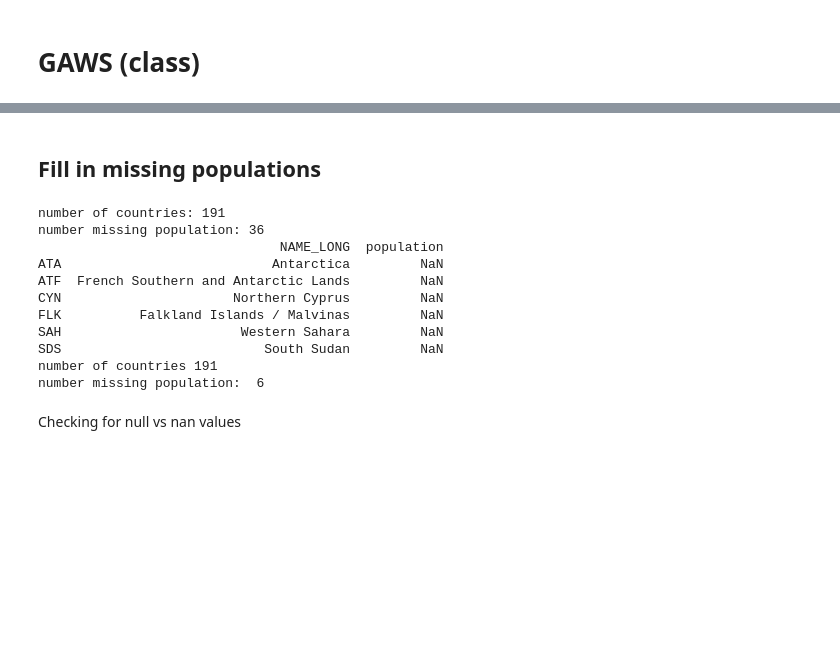
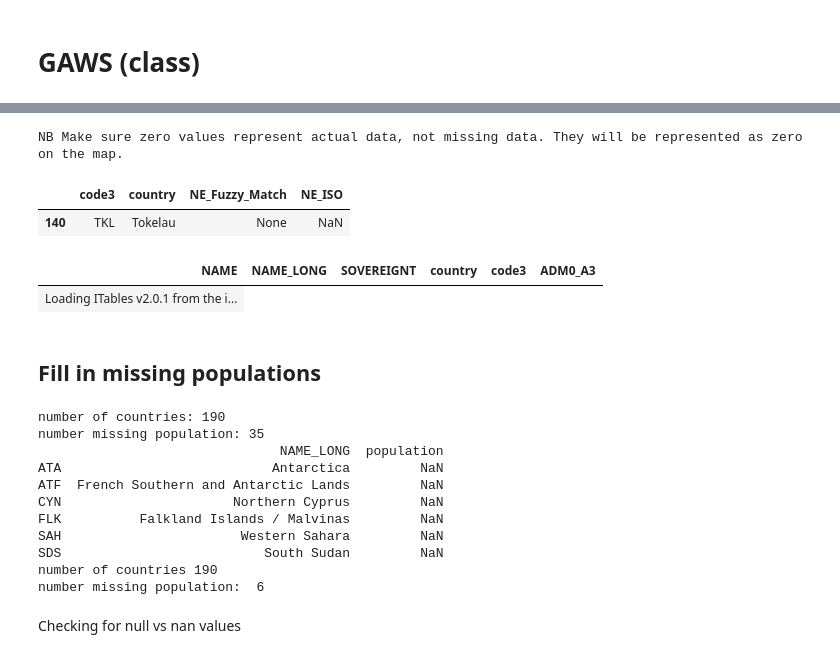
Before and after one commit to lawtj/workforce_map, a Jupyter notebook: format_geojson.ipynb, the cells around one changed output, grey strips where cells are left out. Saved outputs shown, nothing was run; the diff lists cells and outputs as text; code cells hidden in the pictures; blank space fills up the shorter version.

Commit message:
merge greenland with denmark

```diff
--- a/format_geojson.ipynb
+++ b/format_geojson.ipynb
@@ -298,3 +257,49 @@ merge
+# %%
+gawsmerger = DataMerger(data_110, data_50, 'data/dfg.csv',iso_col='code3', country_col='country')
+
+## These locations are missing an ISO code in the GAWS data. Add them manually so they can be matched with Natural Earth.
+filldict = {
+    'Niue':'NIU',
+    'Taiwan, Republic of China':'TWN',
+    'Tokelau':'TKL',
+    'Somaliland':'SOL',
+}
+
+for i in filldict.keys():
+    gawsmerger.data.loc[gawsmerger.data['country']==i,'code3'] = filldict[i]
+
+# These locations have a mismatched ISO code in the GAWS data. Replace them with the correct code.
+replacedict = {
+    'PSE':'PSX',
+}
+
+gawsmerger.replace_country_names(replacedict)
+
+# We are using NAME_LONG to show the data in the map. Natural Earth shows these separately.
+# Extract Denmark and Greenland geometries
+denmark_geom = gawsmerger.NE_110.loc[gawsmerger.NE_110['NAME_LONG'] == 'Denmark', 'geometry'].values[0]
+greenland_geom = gawsmerger.NE_110.loc[gawsmerger.NE_110['NAME_LONG'] == 'Greenland', 'geometry'].values[0]
+
+# Perform the union of Denmark and Greenland geometries
+new_denmark_geom = denmark_geom.union(greenland_geom)
+
+# Update Denmark geometry in the GeoDataFrame
+gawsmerger.NE_110.loc[gawsmerger.NE_110['NAME_LONG'] == 'Denmark', 'geometry'] = new_denmark_geom
+
+# Remove Greenland entry from the GeoDataFrame
+gawsmerger.NE_110 = gawsmerger.NE_110[gawsmerger.NE_110['NAME_LONG'] != 'Greenland']
+
+merge, unmatched = gawsmerger.merge_data()
+unmatched
+# %% [output]
+NB Make sure zero values represent actual data, not missing data. They will be represented as zero on the map.
+|  | code3 | country | NE_Fuzzy_Match | NE_ISO |
+| 140 | TKL | Tokelau | None | NaN |
+# %%
+show(merge[['NAME','NAME_LONG','SOVEREIGNT','country','code3','ADM0_A3']])
+# %% [output]
+| NAME | NAME_LONG | SOVEREIGNT | country | code3 | ADM0_A3 |
+| Loading ITables v2.0.1 from the i... |
 # %% [markdown]
 ## Fill in missing populations
 # %%
@@ -311,8 +316,8 @@ print(merge[merge['population'].isna()][['NAME_LONG','population']])
 print('number of countries',len(merge),'\nnumber missing population: ', len(merge.loc[merge['population'].isna()]))
 merge=merge.reset_index()
 # %% [output]
-number of countries: 191
-number missing population: 36
+number of countries: 190
+number missing population: 35
                                NAME_LONG  population
 ATA                           Antarctica         NaN
 ATF  French Southern and Antarctic Lands         NaN
@@ -320,7 +325,7 @@ CYN                      Northern Cyprus         NaN
 FLK          Falkland Islands / Malvinas         NaN
 SAH                       Western Sahara         NaN
 SDS                          South Sudan         NaN
-number of countries 191
+number of countries 190
 number missing population:  6
 # %% [markdown]
 Checking for null vs nan values
```
Also changed, not shown: parts of 2 cells of this notebook, 2 other files.
